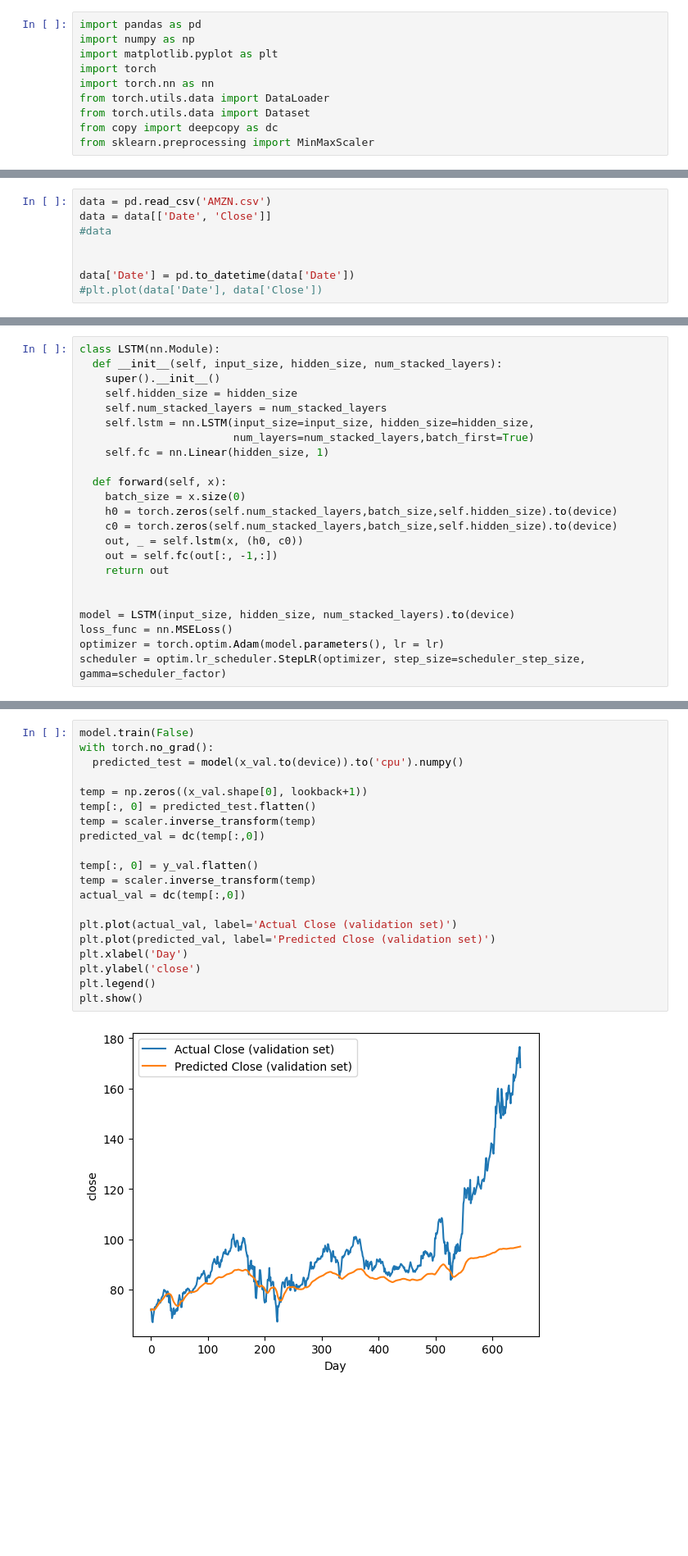
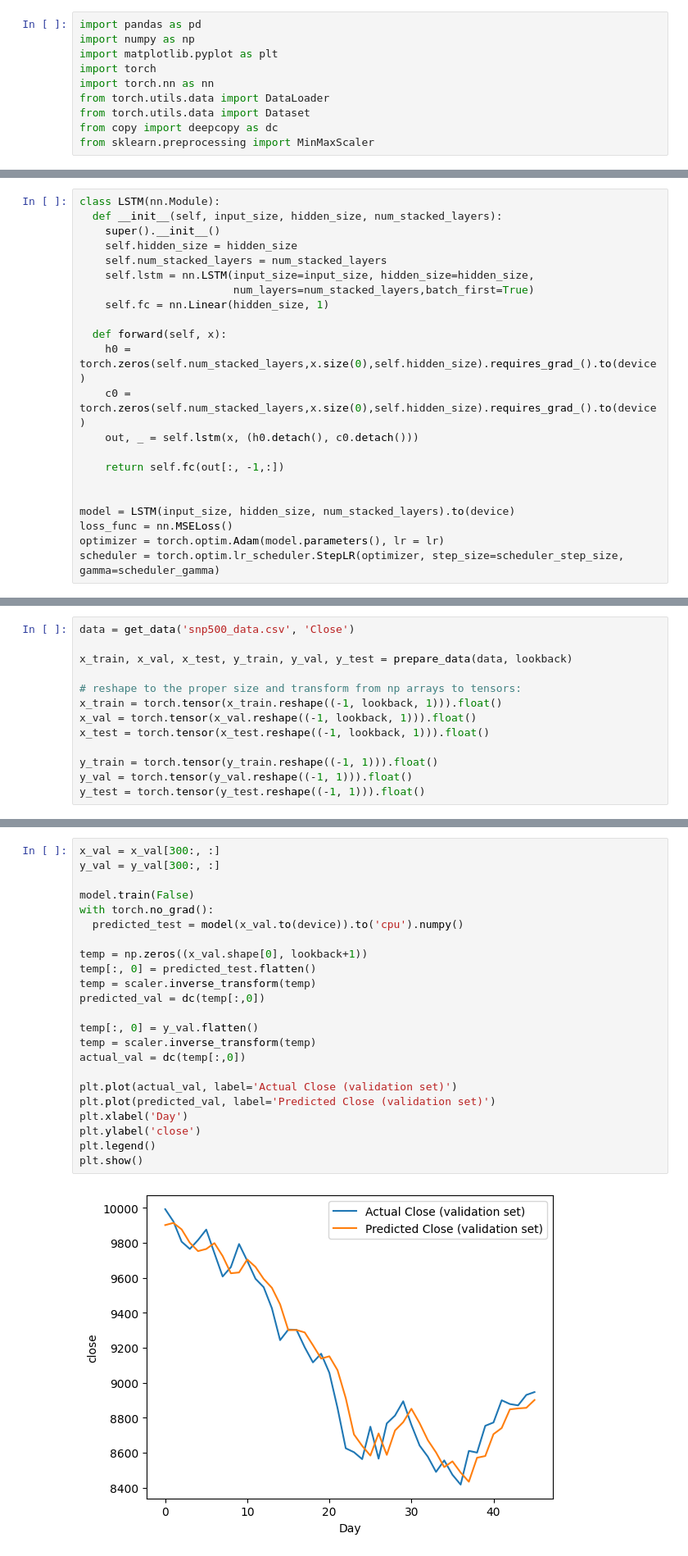
Before and after one commit to TalMachavariani/Predicting_Stock_Prices_from_News, a Jupyter notebook: LSTM_base_model/LSTM_base_model.ipynb, the cells around one changed output, grey strips where cells are left out. Shown: that part at 82% size. Cells and saved outputs as stored; diff of their text form; blank space fills up the shorter version.

```diff
--- a/LSTM_base_model/LSTM_base_model.ipynb
+++ b/LSTM_base_model/LSTM_base_model.ipynb
@@ -25,8 +30,0 @@ scheduler_gamma = 0.85
-# %%
-data = pd.read_csv('AMZN.csv')
-data = data[['Date', 'Close']]
-#data
-
-
-data['Date'] = pd.to_datetime(data['Date'])
-#plt.plot(data['Date'], data['Close'])
@@ -129,15 +137,14 @@ class LSTM(nn.Module):
     self.fc = nn.Linear(hidden_size, 1)
 
   def forward(self, x):
-    batch_size = x.size(0)
-    h0 = torch.zeros(self.num_stacked_layers,batch_size,self.hidden_size).to(device)
-    c0 = torch.zeros(self.num_stacked_layers,batch_size,self.hidden_size).to(device)
-    out, _ = self.lstm(x, (h0, c0))
-    out = self.fc(out[:, -1,:])
-    return out
+    h0 = torch.zeros(self.num_stacked_layers,x.size(0),self.hidden_size).requires_grad_().to(device)
+    c0 = torch.zeros(self.num_stacked_layers,x.size(0),self.hidden_size).requires_grad_().to(device)
+    out, _ = self.lstm(x, (h0.detach(), c0.detach()))
+
+    return self.fc(out[:, -1,:])
 
 
 model = LSTM(input_size, hidden_size, num_stacked_layers).to(device)
 loss_func = nn.MSELoss()
 optimizer = torch.optim.Adam(model.parameters(), lr = lr)
-scheduler = optim.lr_scheduler.StepLR(optimizer, step_size=scheduler_step_size, gamma=scheduler_factor)
+scheduler = torch.optim.lr_scheduler.StepLR(optimizer, step_size=scheduler_step_size, gamma=scheduler_gamma)
@@ -214,0 +214,13 @@ plt.show()
+# %%
+data = get_data('snp500_data.csv', 'Close')
+
+x_train, x_val, x_test, y_train, y_val, y_test = prepare_data(data, lookback)
+
+# reshape to the proper size and transform from np arrays to tensors:
+x_train = torch.tensor(x_train.reshape((-1, lookback, 1))).float()
+x_val = torch.tensor(x_val.reshape((-1, lookback, 1))).float()
+x_test = torch.tensor(x_test.reshape((-1, lookback, 1))).float()
+
+y_train = torch.tensor(y_train.reshape((-1, 1))).float()
+y_val = torch.tensor(y_val.reshape((-1, 1))).float()
+y_test = torch.tensor(y_test.reshape((-1, 1))).float()
@@ -237,22 +256,25 @@ plt.show()
 # %%
+x_val = x_val[300:, :]
+y_val = y_val[300:, :]
+
 model.train(False)
 with torch.no_grad():
   predicted_test = model(x_val.to(device)).to('cpu').numpy()
 
 temp = np.zeros((x_val.shape[0], lookback+1))
 temp[:, 0] = predicted_test.flatten()
 temp = scaler.inverse_transform(temp)
 predicted_val = dc(temp[:,0])
 
 temp[:, 0] = y_val.flatten()
 temp = scaler.inverse_transform(temp)
 actual_val = dc(temp[:,0])
 
 plt.plot(actual_val, label='Actual Close (validation set)')
 plt.plot(predicted_val, label='Predicted Close (validation set)')
 plt.xlabel('Day')
 plt.ylabel('close')
 plt.legend()
 plt.show()
 # %% [output]
-[figure, old version]
+[figure, new version]
```
Also changed, not shown: parts of 11 cells of this notebook.
